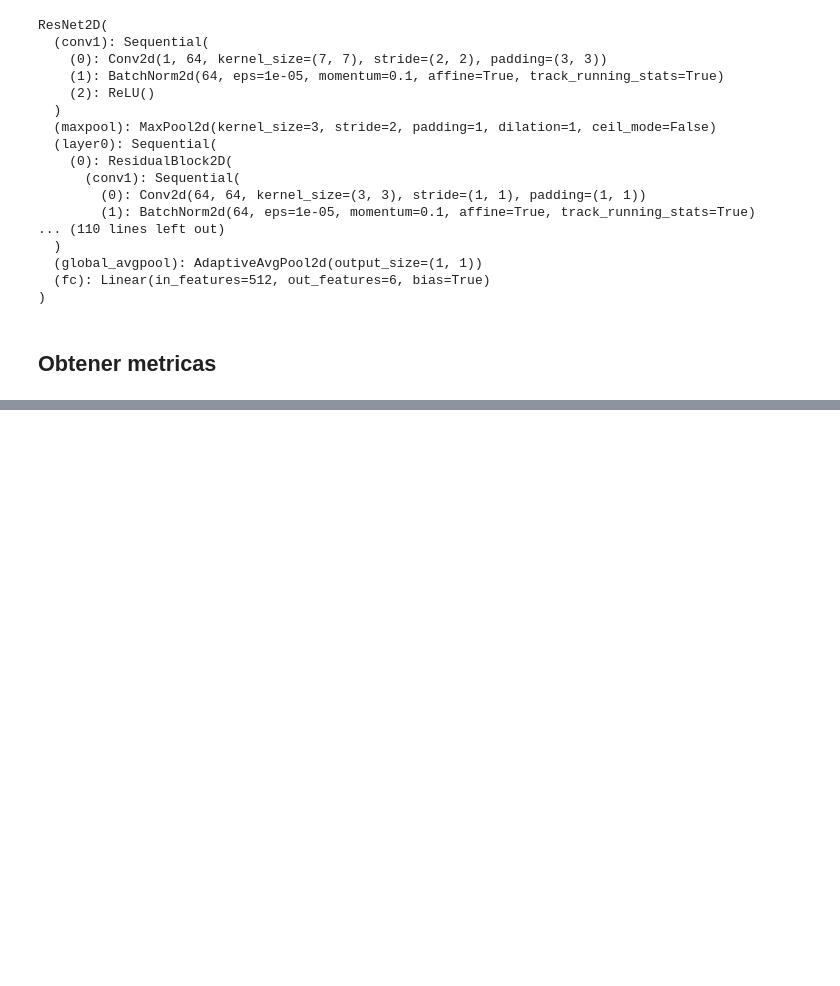
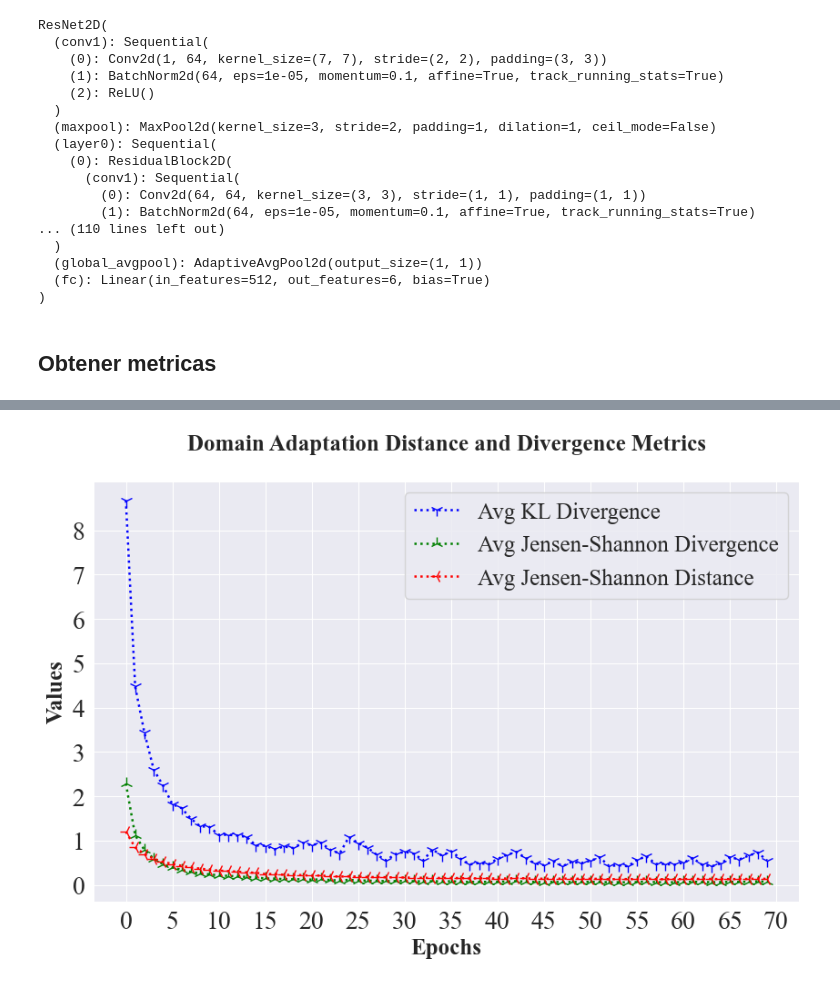
Before and after one commit to iemmanuelvm/segundo-semestre-dccd, a Jupyter notebook: 02_Training_testing_with_stft.ipynb, the cells around one changed output, grey strips where cells are left out. Cells and saved outputs as stored; diff of their text form; code cells hidden in the pictures; blank space fills up the shorter version.

```diff
--- a/02_Training_testing_with_stft.ipynb
+++ b/02_Training_testing_with_stft.ipynb
@@ -1247,0 +1395,4 @@ plot_domain_adaptation_loss('training_metrics_stft.csv', language='en')
+# %%
+plot_divergence_metrics('divergence_metrics_stft.csv', language='en')
+# %% [output]
+[figure, added]
```
Also changed, not shown: parts of 20 cells of this notebook, 18 other files.
